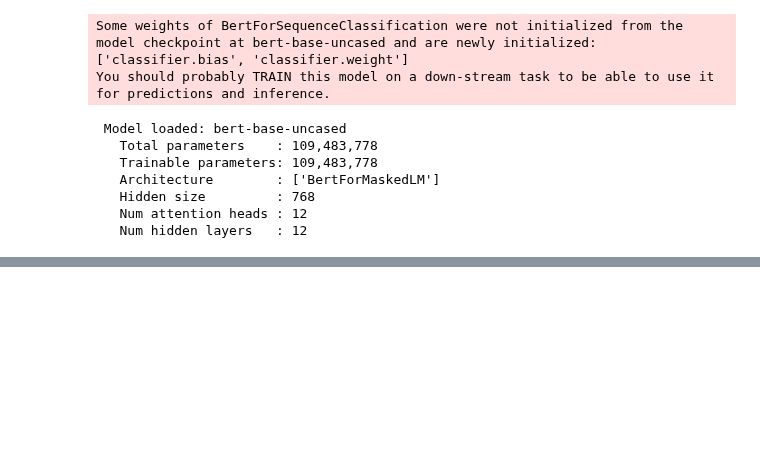
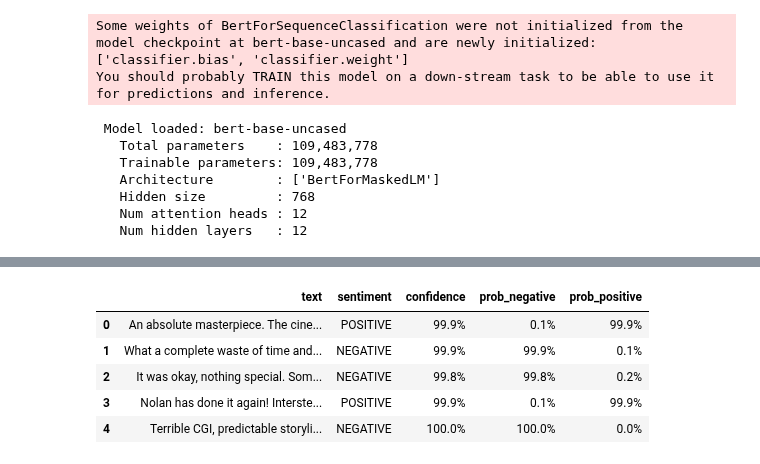
Before and after one commit to hcmut-master/dl4cv, a Jupyter notebook: assignment-1/dl4cv-a1.ipynb, the cells around one changed output, grey strips where cells are left out. Saved outputs shown, nothing was run; the diff lists cells and outputs as text; code cells hidden in the pictures; blank space fills up the shorter version.

```diff
--- a/assignment-1/dl4cv-a1.ipynb
+++ b/assignment-1/dl4cv-a1.ipynb
@@ -262,12 +271,16 @@ plt.show()
 # %%
+import re
+
 def clean_text(text: str) -> str:
-    """Remove HTML tags and normalize whitespace."""
-    text = text.lower()
-    text = re.sub(r'<[^>]+>', '', text)          # strip HTML tags
-    text = re.sub(r'[^a-zA-Z\s!?.,\'"\-]', '', text)  # keep letters & basic punctuation
-    text = re.sub(r'\s+', ' ', text).strip()     # normalize whitespace
+    """Remove HTML tags, separate punctuation, and normalize whitespace."""
+    text = str(text).lower()
+    text = re.sub(r'<[^>]+>', '', text)
+    text = re.sub(r'([!?.,\'"\-])', r' \1 ', text)
+    text = re.sub(r'[^a-z\s!?.,\'"\-]', '', text)
+    text = re.sub(r'\s+', ' ', text).strip()
+
     return text
 
 df['clean_review'] = df['text'].apply(clean_text).fillna('')
-df['clean_review'].head()
+print(df['clean_review'].head())
 # %% [output]
@@ -496,0 +1225,73 @@ print(f'Warmup steps : {warmup_steps:,}')
+# %%
+# ── Inference Pipeline ────────────────────────────────────────────────────────
+def predict_sentiment(texts: list, model, tokenizer, device, max_len=256) -> list:
+    """
+    Predict sentiment for a list of review texts.
+    Returns a list of dicts with label, confidence, and probabilities.
+    """
+    model.eval()
+    results = []
+
+    for text in texts:
+        text_clean = clean_text(text)
+        encoding   = tokenizer(
+            text_clean,
+            max_length=max_len,
+            padding='max_length',
+            truncation=True,
+            return_tensors='pt'
+        )
+
+        input_ids      = encoding['input_ids'].to(device)
+        attention_mask = encoding['attention_mask'].to(device)
+
+        with torch.no_grad():
+            outputs = model(input_ids=input_ids, attention_mask=attention_mask)
+            probs   = torch.softmax(outputs.logits, dim=1).cpu().numpy()[0]
+
+        pred_label = 'POSITIVE' if probs[1] > probs[0] else 'NEGATIVE'
+        confidence = max(probs)
+
+        results.append({
+            'text'           : text[:80] + '...' if len(text) > 80 else text,
+            'sentiment'      : pred_label,
+            'confidence'     : f'{confidence*100:.1f}%',
+            'prob_negative'  : f'{probs[0]*100:.1f}%',
+            'prob_positive'  : f'{probs[1]*100:.1f}%',
+        })
+
+    return results
+
+
+# ── Test Samples ─────────────────────────────────────────────────────────────
+test_reviews = [
+    "An absolute masterpiece. The cinematography is stunning, the performances are breathtaking, "
+    "and the story moved me to tears. One of the best films I've ever seen!",
+
+    "What a complete waste of time and money. The plot made no sense, the acting was wooden, "
+    "and I fell asleep halfway through. I want those two hours back.",
+
+    "It was okay, nothing special. Some scenes were interesting but the pacing felt off. "
+    "Probably wouldn't watch it again.",
+
+    "Nolan has done it again! Interstellar is a mind-bending journey that challenges your perception "
+    "of time and space. A visual spectacle backed by a powerful Hans Zimmer score.",
+
+    "Terrible CGI, predictable storyline, and a lead performance that felt completely flat. "
+    "How did this get greenlit?"
+]
+
+predictions = predict_sentiment(test_reviews, model, tokenizer, device)
+
+print('SENTIMENT PREDICTIONS')
+print('=' * 75)
+for i, pred in enumerate(predictions, 1):
+    icon = '🟢' if pred['sentiment'] == 'POSITIVE' else '🔴'
+    print(f"{i}. {icon} [{pred['sentiment']}] Confidence: {pred['confidence']}")
+    print(f"   Text   : {pred['text']}")
+    print(f"   P(neg) : {pred['prob_negative']} | P(pos): {pred['prob_positive']}")
+    print()
+
+# Display as DataFrame
+pd.DataFrame(predictions)
+# %% [output]
@@ -496,0 +1315,6 @@ print(f'Warmup steps : {warmup_steps:,}')
+|  | text | sentiment | confidence | prob_negative | prob_positive |
+| 0 | An absolute masterpiece. The cine... | POSITIVE | 99.9% | 0.1% | 99.9% |
+| 1 | What a complete waste of time and... | NEGATIVE | 99.9% | 99.9% | 0.1% |
+| 2 | It was okay, nothing special. Som... | NEGATIVE | 99.8% | 99.8% | 0.2% |
+| 3 | Nolan has done it again! Interste... | POSITIVE | 99.9% | 0.1% | 99.9% |
+| 4 | Terrible CGI, predictable storyli... | NEGATIVE | 100.0% | 100.0% | 0.0% |
```
Also changed, not shown: parts of 44 cells of this notebook.
